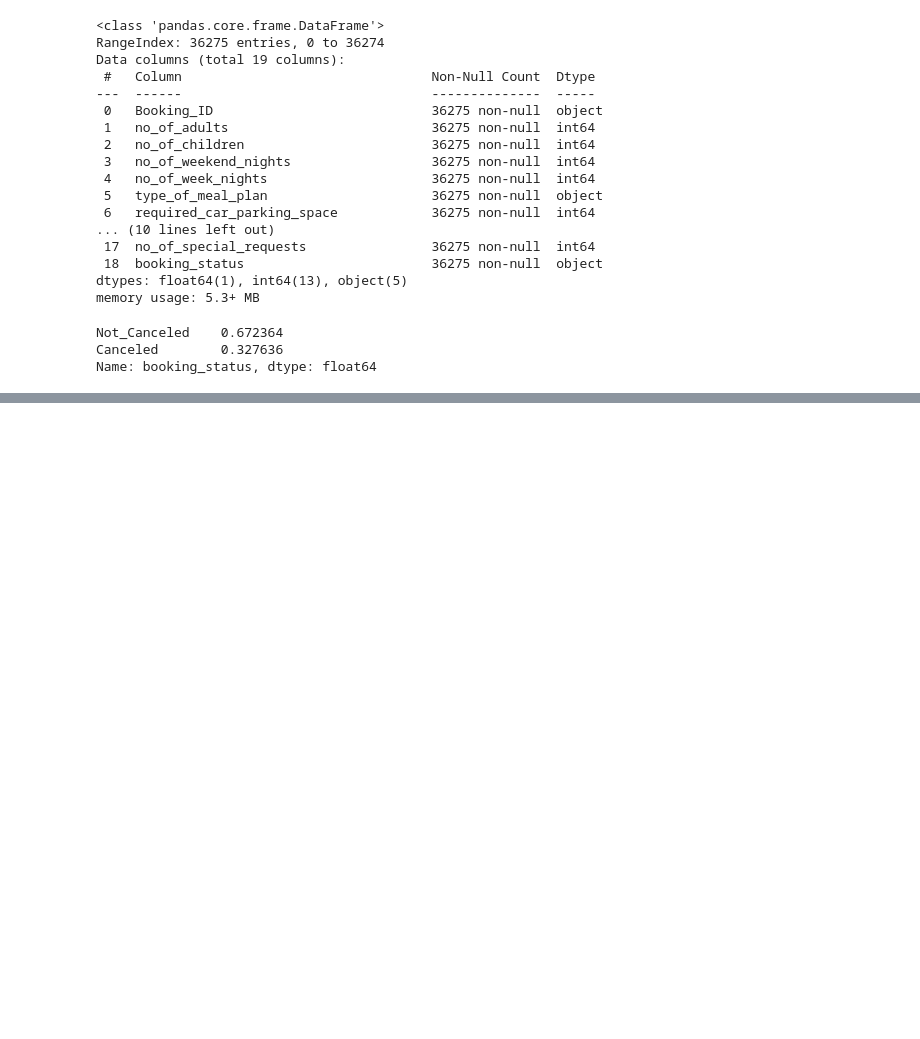
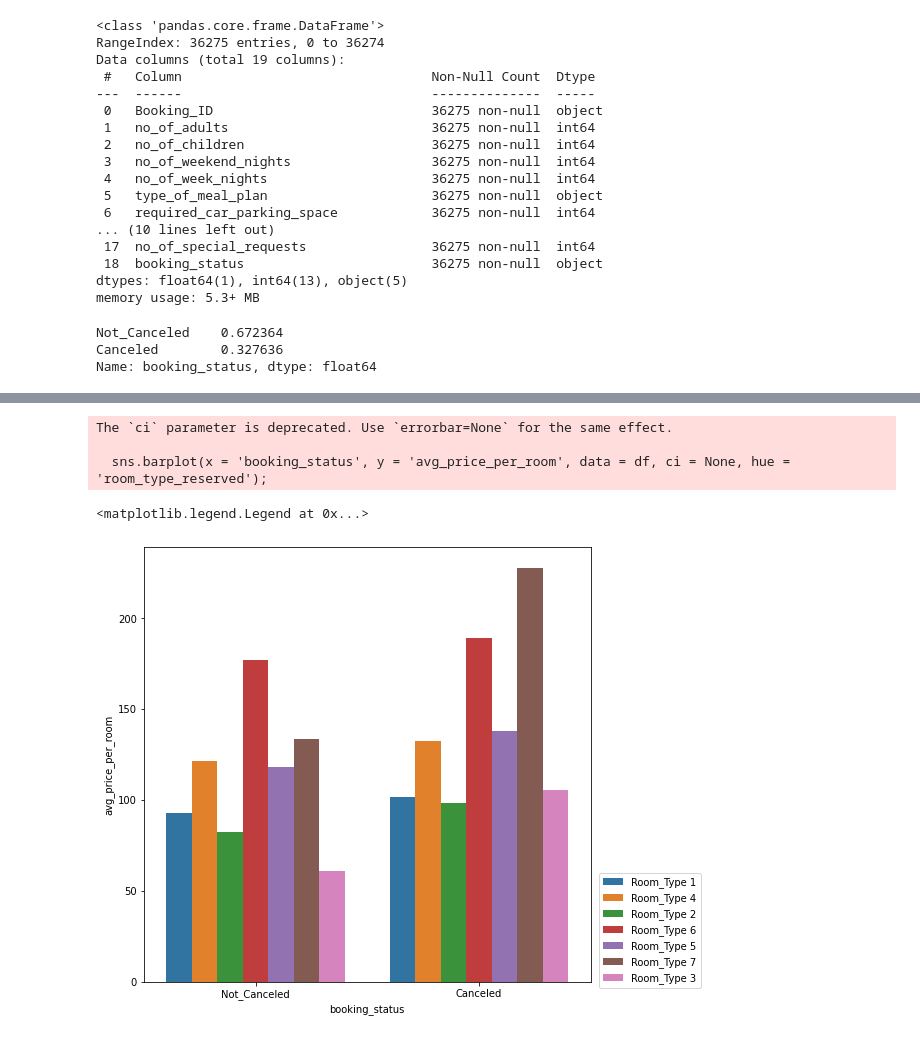
Before and after one commit to WinnieSue/Hotel-rerservation-prediction, a Jupyter notebook: Hotel_reservation.ipynb, the cells around one changed output, grey strips where cells are left out. Saved outputs shown, nothing was run; the diff lists cells and outputs as text; code cells hidden in the pictures; blank space fills up the shorter version.

```diff
--- a/Hotel_reservation.ipynb
+++ b/Hotel_reservation.ipynb
@@ -62,0 +121,11 @@ Name: booking_status, dtype: float64
+# %%
+
+fig, ax = plt.subplots(figsize=(8,8))
+sns.barplot(x = 'booking_status', y = 'avg_price_per_room', data = df, ci = None, hue = 'room_type_reserved');
+plt.legend(bbox_to_anchor=(1.02, 0.25), loc='upper left', borderaxespad=0)
+# %% [output]
+The `ci` parameter is deprecated. Use `errorbar=None` for the same effect.
+
+  sns.barplot(x = 'booking_status', y = 'avg_price_per_room', data = df, ci = None, hue = 'room_type_reserved');
+<matplotlib.legend.Legend at 0x...>
+[figure, added]
```
Also changed, not shown: parts of 11 cells of this notebook.
